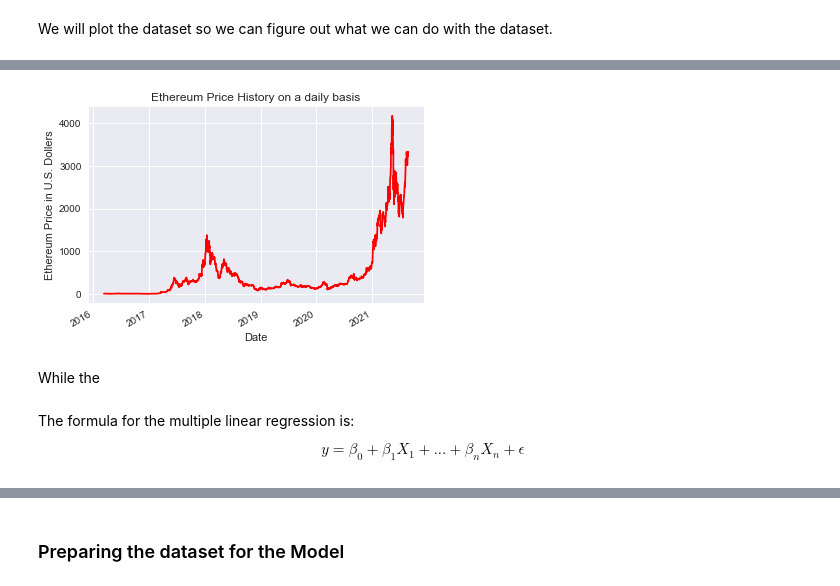
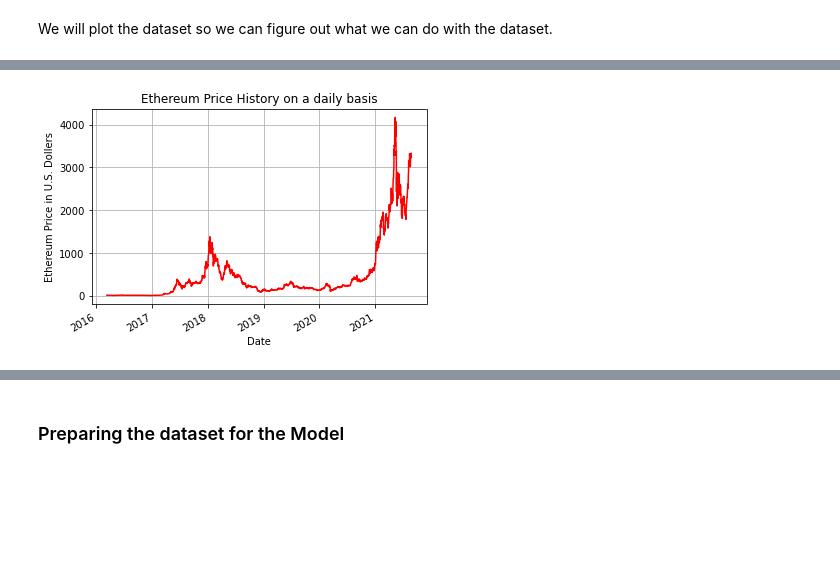
Before and after one commit to Ciaran-Carroll/college, a Jupyter notebook: Multiple Linear Regression with Ethereum Stock Price.ipynb, the cells around one changed output, grey strips where cells are left out. Saved outputs shown, nothing was run; the diff lists cells and outputs as text; code cells hidden in the pictures; blank space fills up the shorter version.

```diff
--- a/Multiple Linear Regression with Ethereum Stock Price.ipynb
+++ b/Multiple Linear Regression with Ethereum Stock Price.ipynb
@@ -122,43 +62,31 @@ We will plot the dataset so we can figure out what we can do with the dataset.
 # %%
 from matplotlib import pyplot as plt
 
 ## Styling the plots for the project
-plt.style.use(style="seaborn")
-%matplotlib inline
+#plt.style.use(style="seaborn")
+#%matplotlib inline
 
-# Creates a new DataFrame for plotting the Ethereum price history purposes
-# only containing only the 'Date' and 'Price' Variables as it doesn't
-# affect the original dataset
+# Creates a new DataFrame containing only the 'Date'
+# and 'Price' Variables from the dataset
 Plot_Eth_Price = pd.DataFrame(Eth_Price_Data, columns = ['Date', 'Price'])
 
-# Creates a Variable 'Plot_Eth_Date' which contains the 'Date' variable only
-# We do this to edit the dates without changing the rest of the dataset
+# Creates a new DataFrame containing only the 'Date' variable
+# from the above 'Plot_Eth_Price' DataFrame
 Plot_Eth_Date = Plot_Eth_Price['Date']
 
-# Converts the content in the 'Plot_Eth_Date ' variable to datetime
-# This is needed for the 'autofmt_xdate()' function used to
-## make the plot more readable
-
-## Converts the content in the 'Plotting_Eth_Date' variable to
-## datetime. This is needed for the 'autofmt_xdate()' function
-## used to make the plot of the dataset more readable
+# Converts the content in the 'Plot_Eth_Date' variable to
+# datetime. This is needed for the 'autofmt_xdate()' function
+# used to make the plot of the dataset more readable
 Plot_Eth_Date = pd.to_datetime(Plot_Eth_Date)
 
-plt.figure('Ethereum Price History')
 plt.title('Ethereum Price History on a daily basis')
 plt.xlabel('Date')
 plt.ylabel('Ethereum Price in U.S. Dollers')
 plt.grid(True)
 plt.plot(Plot_Eth_Date, Plot_Eth_Price['Price'], color = 'red')
 plt.gcf().autofmt_xdate()
 plt.savefig('Ethereum_Price_History.png')
 
 plt.show()
 # %% [output]
-[figure, old version]
+[figure, new version]
-# %% [markdown]
-While the
-# %% [markdown]
-The formula for the multiple linear regression is:
-
-$$ y = \beta_0 + \beta_1 {X_1} + ... + \beta_n {X_n} + \epsilon $$
```
Also changed, not shown: parts of 69 cells of this notebook, 1 other file.
